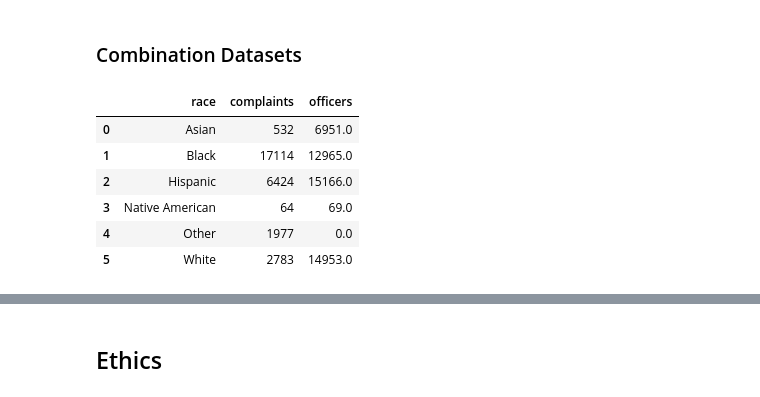
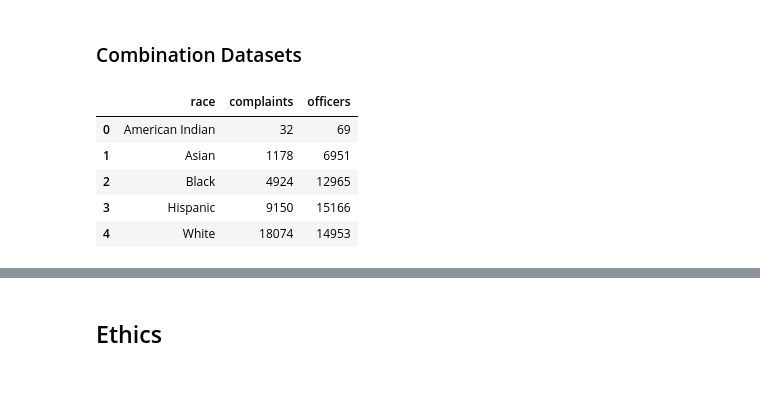
Before and after one commit to COGS108/Group017_WI26, a Jupyter notebook: 01-DataCheckpoint.ipynb, the cells around one changed output, grey strips where cells are left out. Cells and saved outputs as stored; diff of their text form; code cells hidden in the pictures.

```diff
--- a/01-DataCheckpoint.ipynb
+++ b/01-DataCheckpoint.ipynb
@@ -218,6 +219,8 @@ Index(['unique_mos_id', 'first_name', 'last_name', 'command_now', 'shield_no',
        'allegation', 'precinct', 'contact_reason', 'outcome_description',
        'board_disposition'],
       dtype='object')
+# %%
+ccrb = ccrb.drop(columns = ['command_at_incident', 'complainant_ethnicity', 'complainant_gender', 'complainant_age_incident', 'contact_reason'])
 # %%
 ## Distribution Checks
 print("Officer Race Counts:")
@@ -327,6 +330,8 @@ officer_df[cat_cols] = officer_df[cat_cols].fillna('Unknown')
 
 for col in officer_df.select_dtypes(include='number').columns:
     officer_df[col] = pd.to_numeric(officer_df[col], errors='coerce')
+# standarized races
+officer_df["race"] = officer_df["race"].str.replace("Native American","American Indian", regex=False)
 print("Cleaned shape:", officer_df.shape)
 # %% [output]
 Cleaned shape: (50104, 8)
@@ -579,31 +608,21 @@ nyc_df.to_csv("data/02-processed/NYC_Population_Demographics.csv", index=False)
 # %% [markdown]
 ### Combination Datasets
 # %%
-race_map = {
-    "American Indian": "Native American",
-    "Other Race": "Other",
-    "Unknown": "Other",
-    "Refused": "Other"
-}
-
-ccrb['ethnicity'] = ccrb['complainant_ethnicity'].replace(race_map)
-
-complaints = ccrb['ethnicity'].value_counts().reset_index()
+complaints = ccrb['mos_ethnicity'].value_counts().reset_index()
 complaints.columns = ['race', 'complaints']
 
 officers = officer_df['race'].value_counts().reset_index()
 officers.columns = ['race', 'officers']
 
 nypd_and_complaints = complaints.merge(officers, on='race', how='outer').fillna(0)
 nypd_and_complaints
 # %% [output]
 |  | race | complaints | officers |
-| 0 | Asian | 532 | 6951.0 |
-| 1 | Black | 17114 | 12965.0 |
-| 2 | Hispanic | 6424 | 15166.0 |
-| 3 | Native American | 64 | 69.0 |
-| 4 | Other | 1977 | 0.0 |
-| 5 | White | 2783 | 14953.0 |
+| 0 | American Indian | 32 | 69 |
+| 1 | Asian | 1178 | 6951 |
+| 2 | Black | 4924 | 12965 |
+| 3 | Hispanic | 9150 | 15166 |
+| 4 | White | 18074 | 14953 |
 # %%
 arrest_df['PERP_RACE'].value_counts()
 # %% [output]
```
Also changed, not shown: parts of 9 cells of this notebook.
